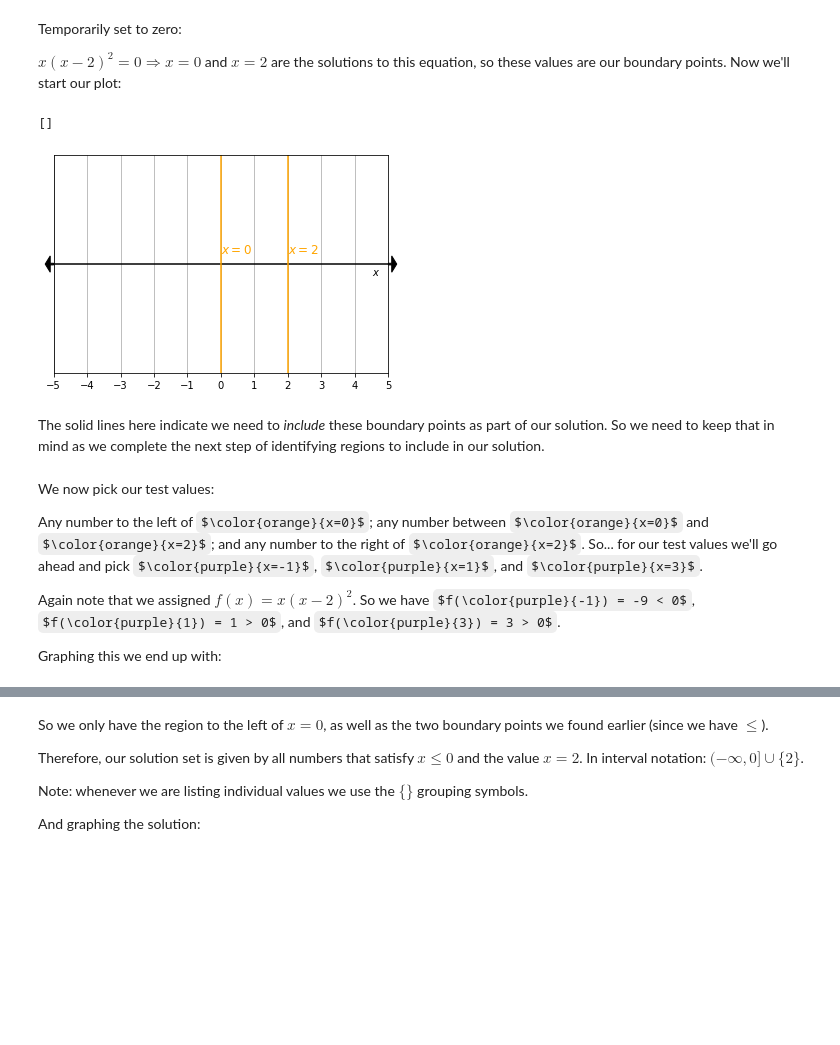
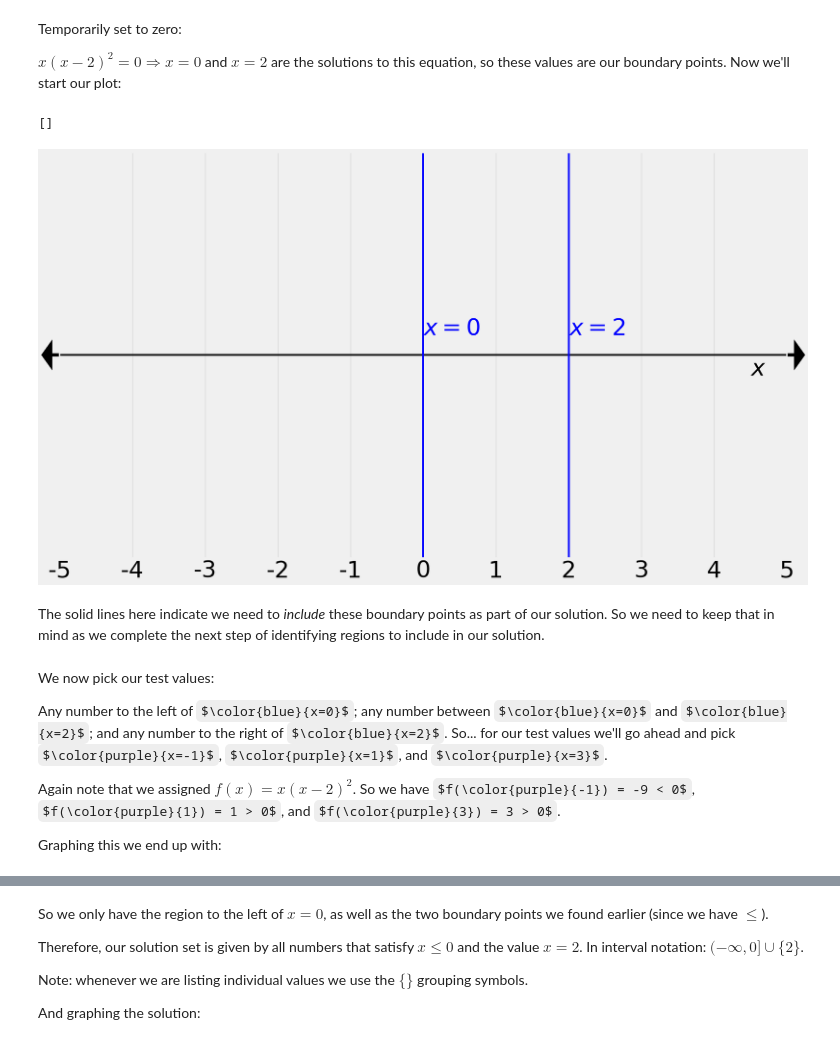
Before and after one commit to ProfessorBattlesword/College_Algebra, a Jupyter notebook: Chapter 3/section_3-6.ipynb, the cells around one changed output, grey strips where cells are left out. Cells and saved outputs as stored; diff of their text form; code cells hidden in the pictures; some formulas as TeX source; blank space fills up the shorter version.

```diff
--- a/Chapter 3/section_3-6.ipynb
+++ b/Chapter 3/section_3-6.ipynb
@@ -38,3 +40,11 @@ So we get $x = -1$ and $x = 3$ for our "boundary" points.
 
 3. Next we plot a number line and indicate the boundary points:
+# %%
+import warnings
+warnings.filterwarnings('ignore')
+
+import numpy as np
+import matplotlib.pyplot as plt
+
+plt.style.use('fivethirtyeight')
 # %%
@@ -162,33 +171,34 @@ $x(x-2)^2 = 0 \Rightarrow x = 0$ and $x = 2$ are the solutions to this equation,
 # %%
 xmin = -5
 xmax = 5
 
 ymin = -1
 ymax = 1
 
-fig, ax = plt.subplots()
+fig, ax = plt.subplots(figsize=(25, 15))
 ax.axhline(0, color='black', linestyle='-')
-ax.text(4.5,-.1,'$x$')
+ax.text(4.5,-.1,'$x$', fontsize=50)
 ax.arrow(-5, 0, -0.1, 0, width=0.015, color='black', clip_on=False, head_width=0.15, head_length=0.15)
 ax.arrow(5, 0, 0.1, 0, width=0.015, color='black', clip_on=False, head_width=0.15, head_length=0.15)
 ax.set_ylim(ymin,ymax)
 ax.set_xlim(xmin,xmax)
 ax.set_xticks(np.arange(xmin,xmax+1,1))
-ax.grid()
-ax.axvline(0,color='orange',linestyle='-')
-ax.text(0,.1,'$x=0$',color='orange',fontsize=12)
-ax.axvline(2,color='orange',linestyle='-')
-ax.text(2,.1,'$x=2$',color='orange',fontsize=12)
+ax.axvline(0,color='b',linestyle='-')
+ax.text(0,.1,'$x=0$',color='b',fontsize=50)
+ax.axvline(2,color='b',linestyle='-')
+ax.text(2,.1,'$x=2$',color='b',fontsize=50)
+ax.set_xticks(np.arange(-5,6,1))
+ax.set_xticklabels(np.arange(-5,6,1), fontsize=50)
 ax.set_yticks([])
 # %% [output]
 []
-[figure, old version]
+[figure, new version]
 # %% [markdown]
 The solid lines here indicate we need to <em>include</em> these boundary points as part of our solution. So we need to keep that in mind as we complete the next step of identifying regions to include in our solution.
 # %% [markdown]
 We now pick our test values:
 
-Any number to the left of $\color{orange}{x=0}$; any number between $\color{orange}{x=0}$ and $\color{orange}{x=2}$; and any number to the right of $\color{orange}{x=2}$. So... for our test values we'll go ahead and pick $\color{purple}{x=-1}$, $\color{purple}{x=1}$, and $\color{purple}{x=3}$.
+Any number to the left of $\color{blue}{x=0}$; any number between $\color{blue}{x=0}$ and $\color{blue}{x=2}$; and any number to the right of $\color{blue}{x=2}$. So... for our test values we'll go ahead and pick $\color{purple}{x=-1}$, $\color{purple}{x=1}$, and $\color{purple}{x=3}$.
 
 Again note that we assigned $f(x) = x(x-2)^2$. So we have $f(\color{purple}{-1}) = -9 < 0$, $f(\color{purple}{1}) = 1 > 0$, and $f(\color{purple}{3}) = 3 > 0$.
 
```
Also changed, not shown: parts of 17 cells of this notebook, 5 other files.
